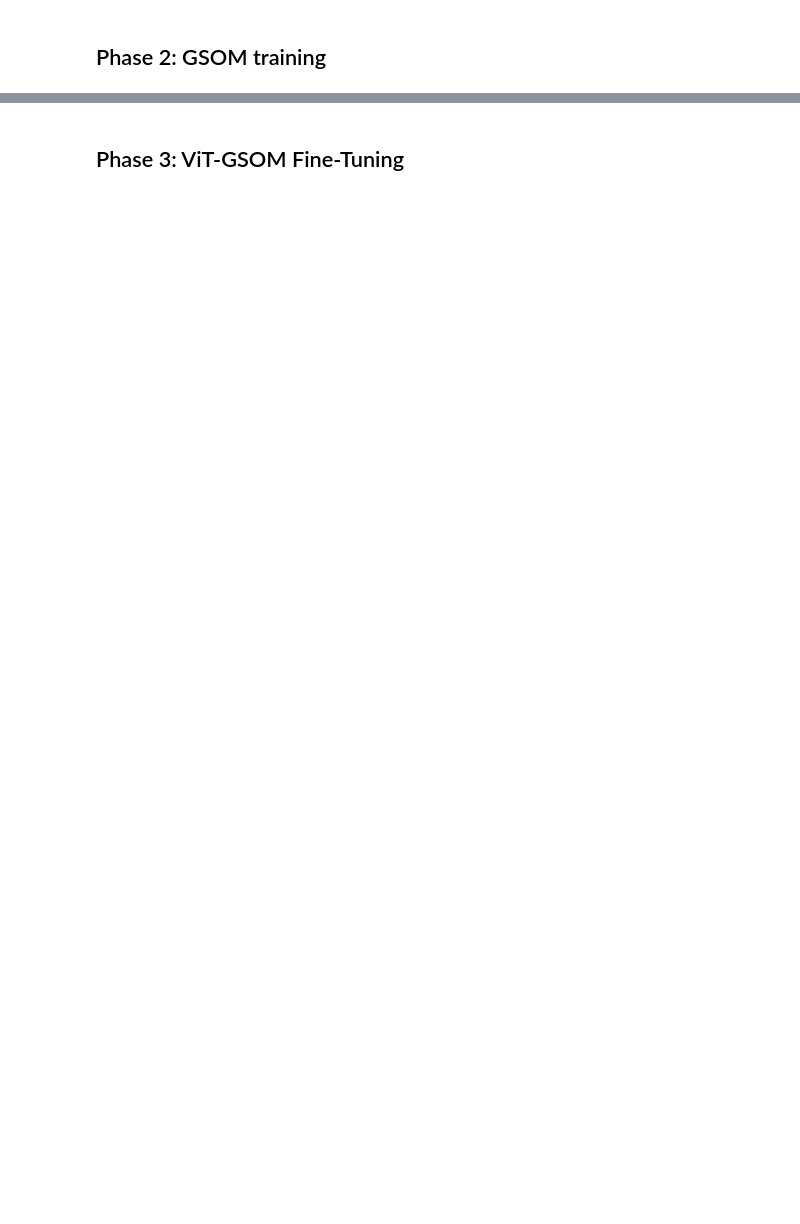
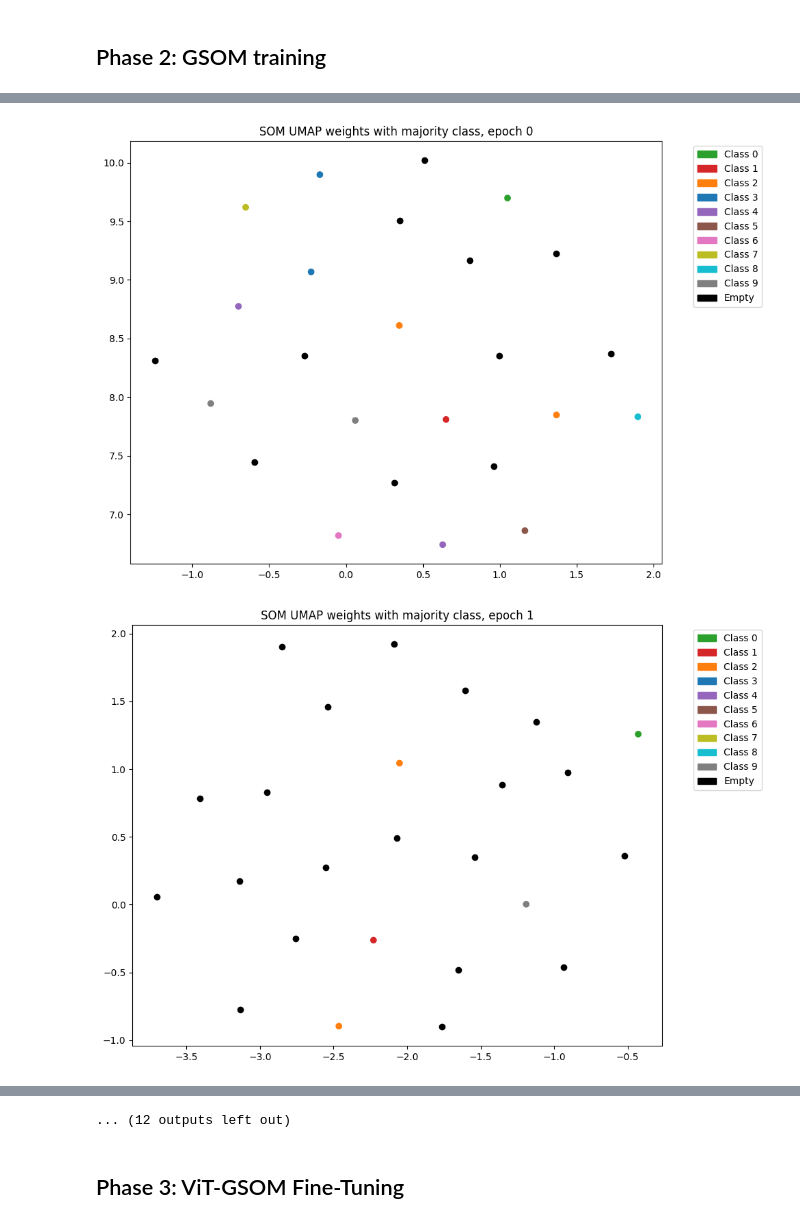
Before and after one commit to hanzltom/ViT-GHSOM, a Jupyter notebook: ViT-GSOM/ViT-GSOM_training.ipynb, the cells around one changed output, grey strips where cells are left out. Drawn from its saved outputs; the diff is of its cells as text; code cells hidden in the pictures; blank space fills up the shorter version.

```diff
--- a/ViT-GSOM/ViT-GSOM_training.ipynb
+++ b/ViT-GSOM/ViT-GSOM_training.ipynb
@@ -218,0 +274,5 @@ KeyboardInterrupt:
+# %%
+plot_umap_som_weights(snapshot_som_weights, unique_labels)
+# %% [output]
+[figure, added]
+[figure, added]
@@ -219,3 +289,4 @@ KeyboardInterrupt:
+... (12 outputs left out)
 # %% [markdown]
 ## Phase 3: ViT-GSOM Fine-Tuning
 # %%
```
Also changed, not shown: parts of 15 cells of this notebook.
